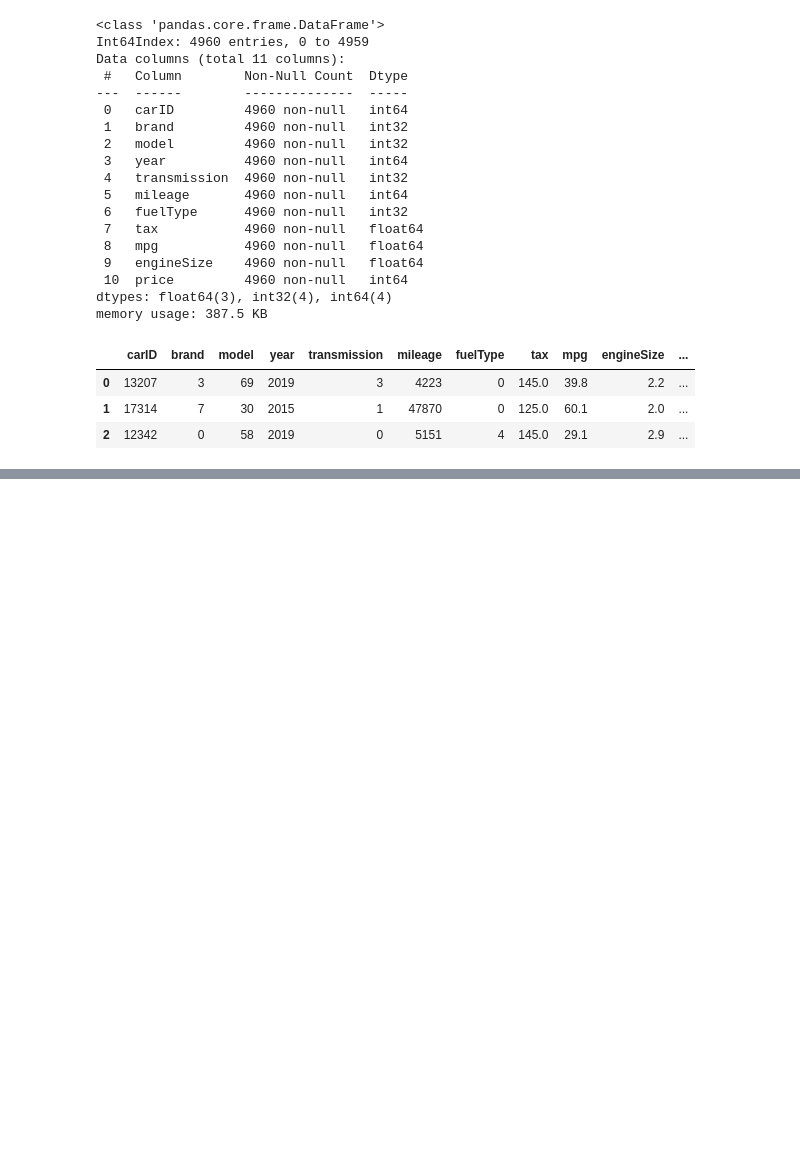
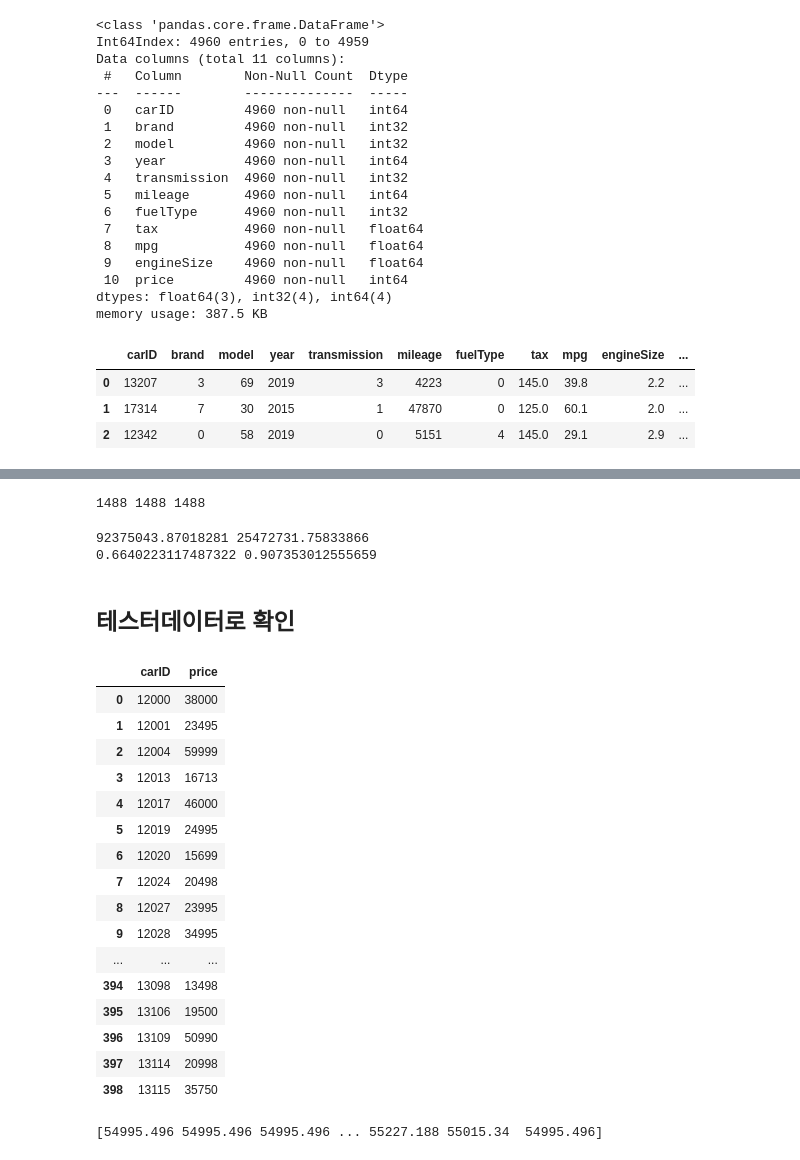
Before and after one commit to HanSeulChung/study, a Jupyter notebook: 빅분기 실기/제 2유형/분류/서비스이탈예측.ipynb, the cells around one changed output, grey strips where cells are left out. Saved outputs shown, nothing was run; the diff lists cells and outputs as text; code cells hidden in the pictures; blank space fills up the shorter version.

```diff
--- a/빅분기 실기/제 2유형/분류/서비스이탈예측.ipynb
+++ b/빅분기 실기/제 2유형/분류/서비스이탈예측.ipynb
@@ -158,0 +288,19 @@ X_train, X_test, y_train, y_test = train_test_split(X,y,test_size=0.3, random_st
+# %%
+print(len(pred_val1),len(pred_val2),len(y_test))
+# %% [output]
+1488 1488 1488
+# %%
+from sklearn.metrics import r2_score, mean_squared_error
+
+mse1 = mean_squared_error(y_test,pred_val1)
+mse2 = mean_squared_error(y_test,pred_val2)
+r2_1 = r2_score(y_test,pred_val1)
+r2_2 = r2_score(y_test,pred_val2)
+
+print(mse1, mse2)
+print(r2_1,r2_2)
+# %% [output]
+92375043.87018281 25472731.75833866
+0.6640223117487322 0.907353012555659
+# %% [markdown]
+## 테스터데이터로 확인
@@ -158,0 +309,22 @@ X_train, X_test, y_train, y_test = train_test_split(X,y,test_size=0.3, random_st
+# %%
+x_label = pd.read_csv('https://raw.githubusercontent.com/Datamanim/datarepo/main/carsprice/y_test.csv')
+# %%
+x_label
+# %% [output]
+|  | carID | price |
+| 0 | 12000 | 38000 |
+| 1 | 12001 | 23495 |
+| 2 | 12004 | 59999 |
+| 3 | 12013 | 16713 |
+| 4 | 12017 | 46000 |
+| 5 | 12019 | 24995 |
+| 6 | 12020 | 15699 |
+| 7 | 12024 | 20498 |
+| 8 | 12027 | 23995 |
+| 9 | 12028 | 34995 |
+| ... | ... | ... |
+| 394 | 13098 | 13498 |
+| 395 | 13106 | 19500 |
+| 396 | 13109 | 50990 |
+| 397 | 13114 | 20998 |
+| 398 | 13115 | 35750 |
@@ -158,0 +333,18 @@ X_train, X_test, y_train, y_test = train_test_split(X,y,test_size=0.3, random_st
+# %%
+from sklearn.preprocessing import LabelEncoder
+le = LabelEncoder()
+
+str_features = ['brand' , 'model', 'transmission', 'fuelType']
+for feature in str_features:
+    x_test_drop[feature] = le.fit_transform(x_test_drop[[feature]])
+
+from sklearn.preprocessing import MinMaxScaler
+scaler = MinMaxScaler()
+
+scaled_xtest = scaler.fit_transform(x_test_drop)
+
+#pred = best_grid.predict(x_test_drop)
+
+print(pred)
+# %% [output]
+[54995.496 54995.496 54995.496 ... 55227.188 55015.34  54995.496]
```
Also changed, not shown: parts of 16 cells of this notebook.
